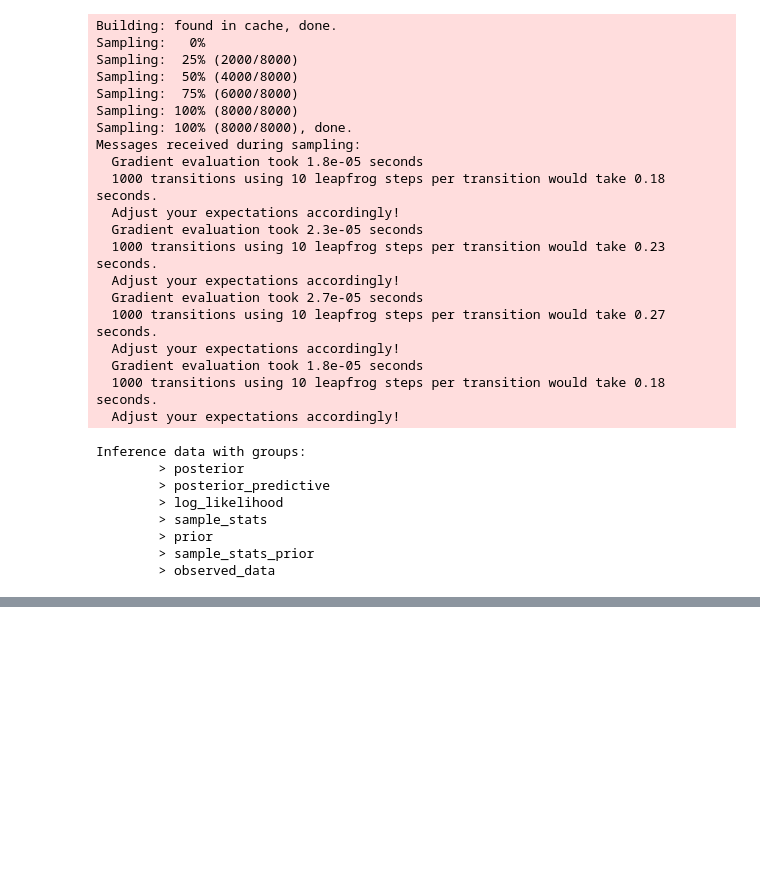
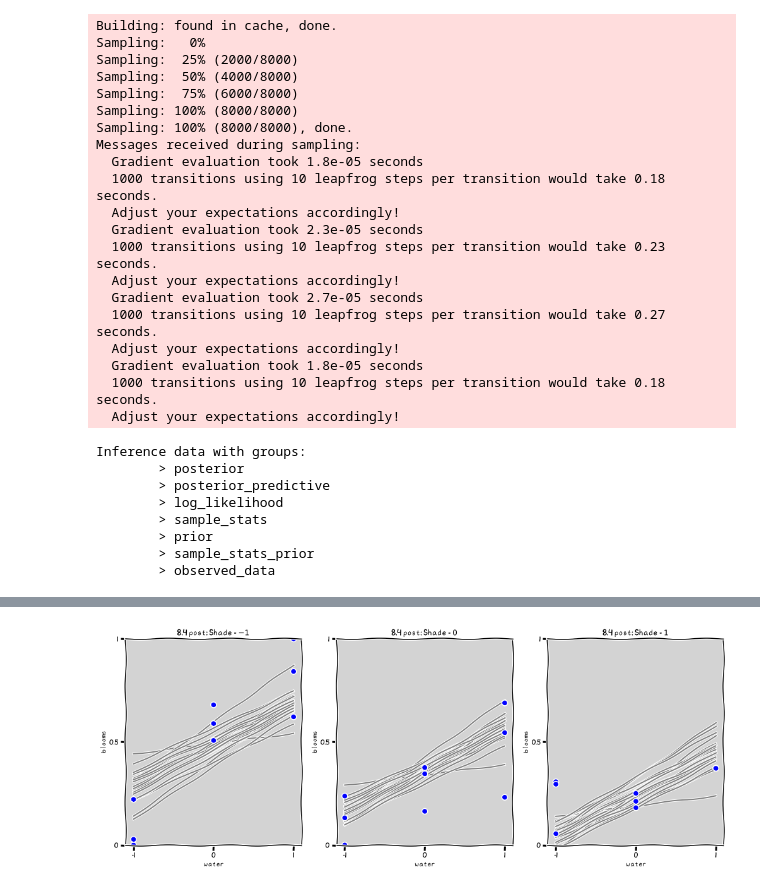
Before and after one commit to rodolphomacedo/statistical_rethinking_pt_BR, a Jupyter notebook: parte_8.ipynb, the cells around one changed output, grey strips where cells are left out. Drawn from its saved outputs; the diff is of its cells as text; code cells hidden in the pictures; blank space fills up the shorter version.

```diff
--- a/parte_8.ipynb
+++ b/parte_8.ipynb
@@ -966,0 +1053,11 @@ Inference data with groups:
+# %%
+stan_blooms_interaction = az.from_pystan(
+    prior_model=posteriori,
+    prior=samples,
+    posterior_model=posteriori,
+    posterior=samples,
+    posterior_predictive="blooms_std_hat",
+    observed_data=['blooms_std', 'water_cent', 'shade_cent'],
+)
+
+stan_blooms_interaction
@@ -966,0 +1083,78 @@ Inference data with groups:
+# %%
+blooms_post = az.extract(stan_blooms.posterior, num_samples=20)  # get 20 lines
+blooms_post_int = az.extract(stan_blooms_interaction.posterior, num_samples=20)  # get 20 lines
+# %%
+# ================
+# Plot without interactions
+
+water_seq = np.linspace(-1, 1, 30)
+
+fig = plt.figure(figsize=(17, 6))
+
+gs = GridSpec(1, 3)
+
+shade_cent_values = [-1, 0, 1]
+
+ax = [None] * len(shade_cent_values)
+
+for j, shade_plot_aux in enumerate(shade_cent_values):
+    ax[j] = fig.add_subplot(gs[j])
+
+    for i in range(len(blooms_post.alpha)):
+        mu = blooms_post.alpha[i].values + \
+             blooms_post.beta_w[i].values * water_seq + \
+             blooms_post.beta_s[i].values * (shade_plot_aux)
+
+        ax[j].plot(water_seq, mu, c='gray')
+        ax[j].set_ylim(0, 1)
+        ax[j].set_title(f'8.4 post: Shade = ${shade_plot_aux}$')
+        ax[j].set_xlabel('water')
+        ax[j].set_ylabel('blooms')
+        ax[j].set_xticks(shade_cent_values, shade_cent_values)
+        ax[j].set_yticks([0, 0.5, 1.0], [0, 0.5, 1])
+
+    ax[j].plot(
+            df.loc[df['shade_cent'] == shade_plot_aux,'water_cent'].values,
+            df.loc[df['shade_cent'] == shade_plot_aux,'blooms_std'].values,
+            'o', c='blue')
+
+plt.show()
+
+# ================
+# Plot with interactions
+
+water_seq = np.linspace(-1, 1, 30)
+
+fig = plt.figure(figsize=(17, 6))
+
+gs = GridSpec(1, 3)
+
+shade_cent_values = [-1, 0, 1]
+
+ax = [None] * len(shade_cent_values)
+
+for j, shade_plot_aux in enumerate(shade_cent_values):
+    ax[j] = fig.add_subplot(gs[j])
+
+    for i in range(len(blooms_post_int.alpha)):
+        mu = blooms_post_int.alpha[i].values + \
+             blooms_post_int.beta_w[i].values * water_seq + \
+             blooms_post_int.beta_s[i].values * (shade_plot_aux) + \
+             blooms_post_int.beta_ws[i].values * water_seq * (shade_plot_aux)
+
+        ax[j].plot(water_seq, mu, c='gray')
+        ax[j].set_ylim(0, 1)
+        ax[j].set_title(f'8.5 post: Shade = ${shade_plot_aux}$')
+        ax[j].set_xlabel('water')
+        ax[j].set_ylabel('blooms')
+        ax[j].set_xticks(shade_cent_values, shade_cent_values)
+        ax[j].set_yticks([0, 0.5, 1.0], [0, 0.5, 1])
+
+    ax[j].plot(
+            df.loc[df['shade_cent'] == shade_plot_aux,'water_cent'].values,
+            df.loc[df['shade_cent'] == shade_plot_aux,'blooms_std'].values,
+            'o', c='blue')
+
+plt.show()
+# %% [output]
+[figure, added]
```
Also changed, not shown: parts of 10 cells of this notebook.
